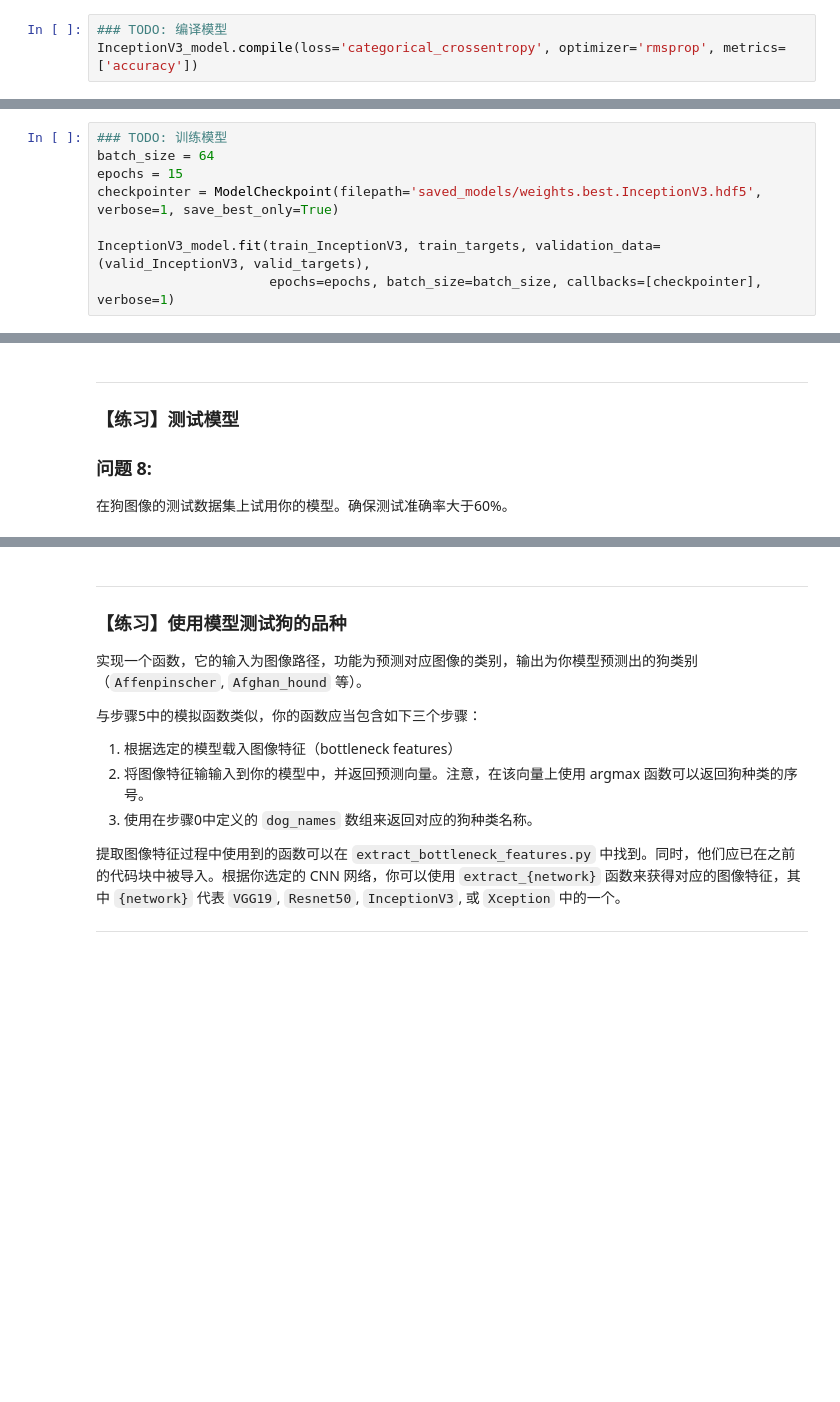
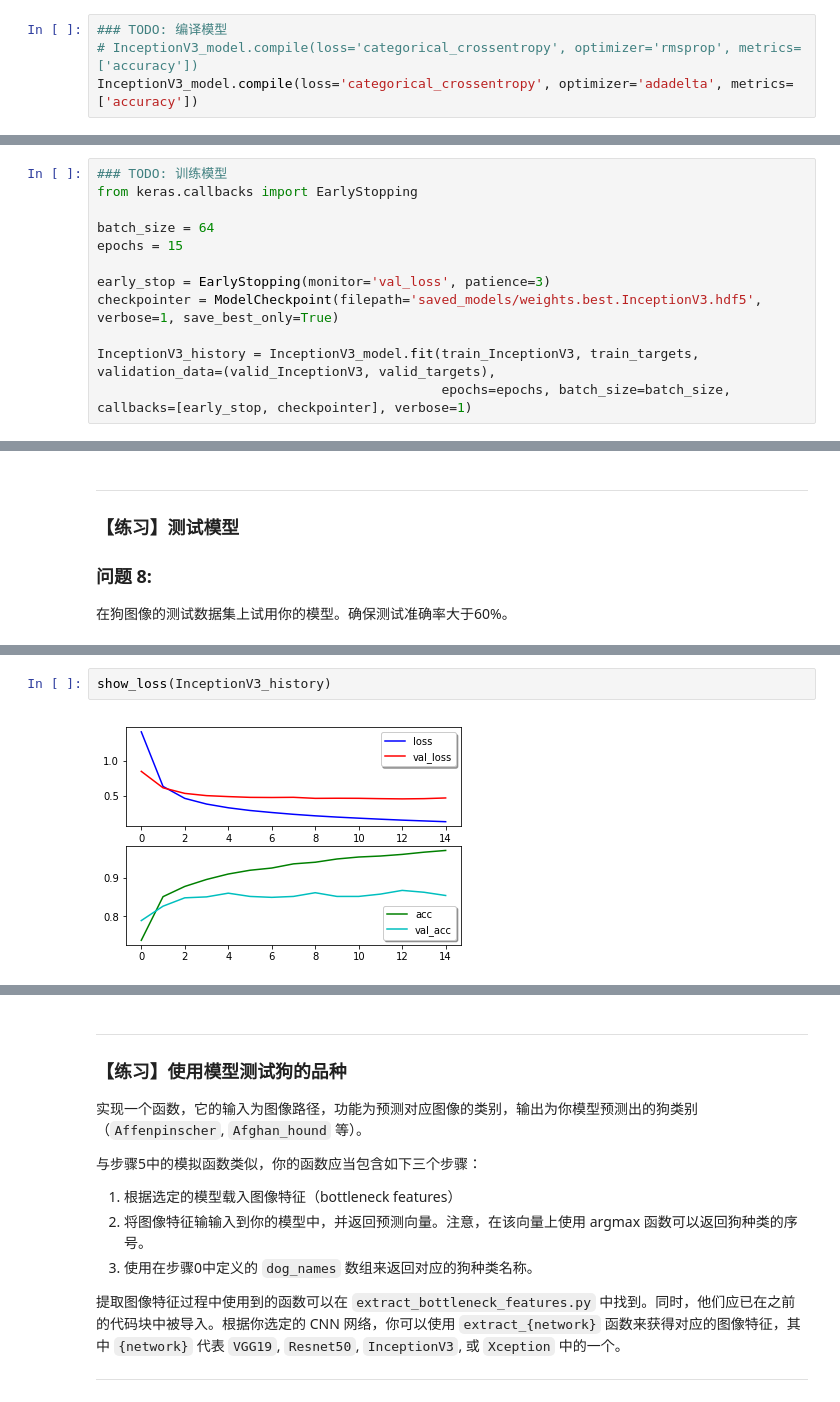
Before and after one commit to fountainhead-gq/dog_project, a Jupyter notebook: dog_app.ipynb, the cells around one changed output, grey strips where cells are left out. Drawn from its saved outputs; the diff is of its cells as text; blank space fills up the shorter version.

```diff
--- a/dog_app.ipynb
+++ b/dog_app.ipynb
@@ -680,7 +753,8 @@ Non-trainable params: 0
 _________________________________________________________________
 # %%
 ### TODO: 编译模型
-InceptionV3_model.compile(loss='categorical_crossentropy', optimizer='rmsprop', metrics=['accuracy'])
+# InceptionV3_model.compile(loss='categorical_crossentropy', optimizer='rmsprop', metrics=['accuracy'])
+InceptionV3_model.compile(loss='categorical_crossentropy', optimizer='adadelta', metrics=['accuracy'])
 # %% [markdown]
 ---
 
@@ -695,12 +769,16 @@ InceptionV3_model.compile(loss='categorical_crossentropy', optimizer='rmsprop',
 当然，你也可以对训练集进行 [数据增强](https://blog.keras.io/building-powerful-image-classification-models-using-very-little-data.html) 以优化模型的表现，不过这不是必须的步骤。
 # %%
 ### TODO: 训练模型
+from keras.callbacks import EarlyStopping
+
 batch_size = 64
 epochs = 15
+
+early_stop = EarlyStopping(monitor='val_loss', patience=3)
 checkpointer = ModelCheckpoint(filepath='saved_models/weights.best.InceptionV3.hdf5', verbose=1, save_best_only=True)
 
-InceptionV3_model.fit(train_InceptionV3, train_targets, validation_data=(valid_InceptionV3, valid_targets),
-                      epochs=epochs, batch_size=batch_size, callbacks=[checkpointer], verbose=1)
+InceptionV3_history = InceptionV3_model.fit(train_InceptionV3, train_targets, validation_data=(valid_InceptionV3, valid_targets),
+                                            epochs=epochs, batch_size=batch_size, callbacks=[early_stop, checkpointer], verbose=1)
 # %% [output]
 Train on 6680 samples, validate on 835 samples
 Epoch 1/15
@@ -743,0 +821,4 @@ InceptionV3 Test accuracy: 80.8612%
+# %%
+show_loss(InceptionV3_history)
+# %% [output]
+[figure, added]
```
Also changed, not shown: parts of 34 cells of this notebook, 1 other file.
